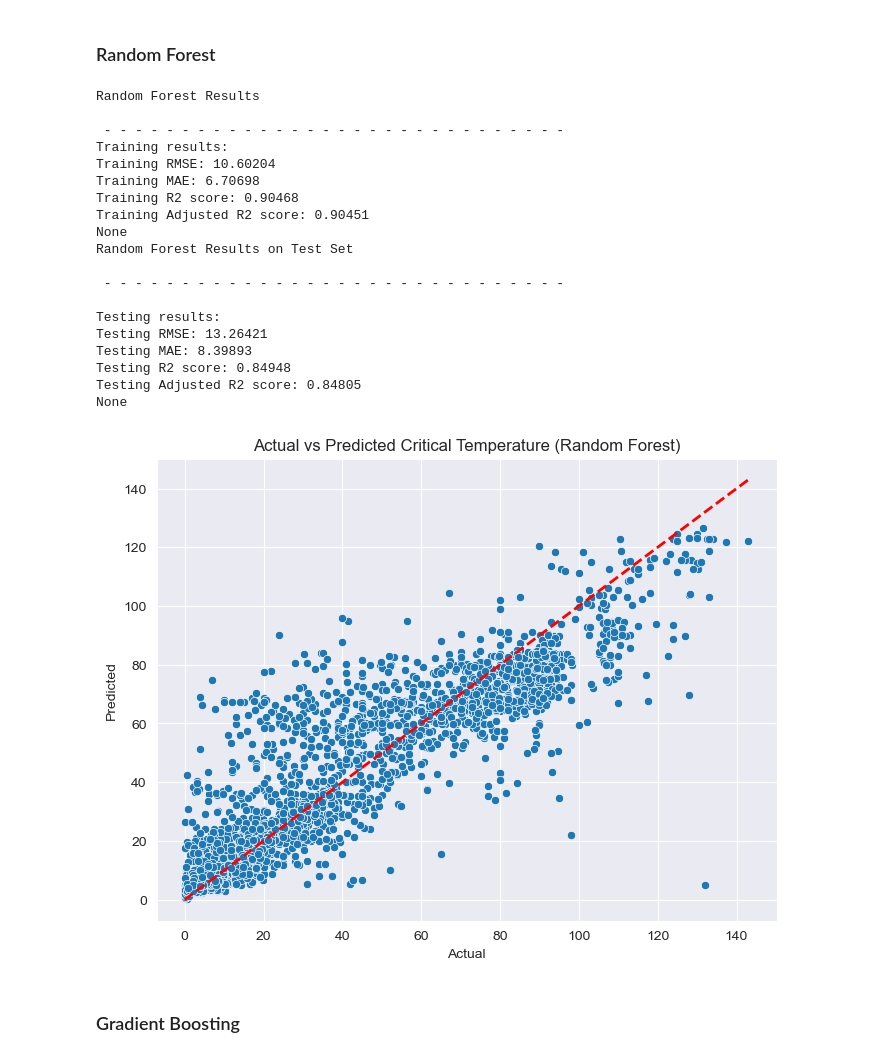
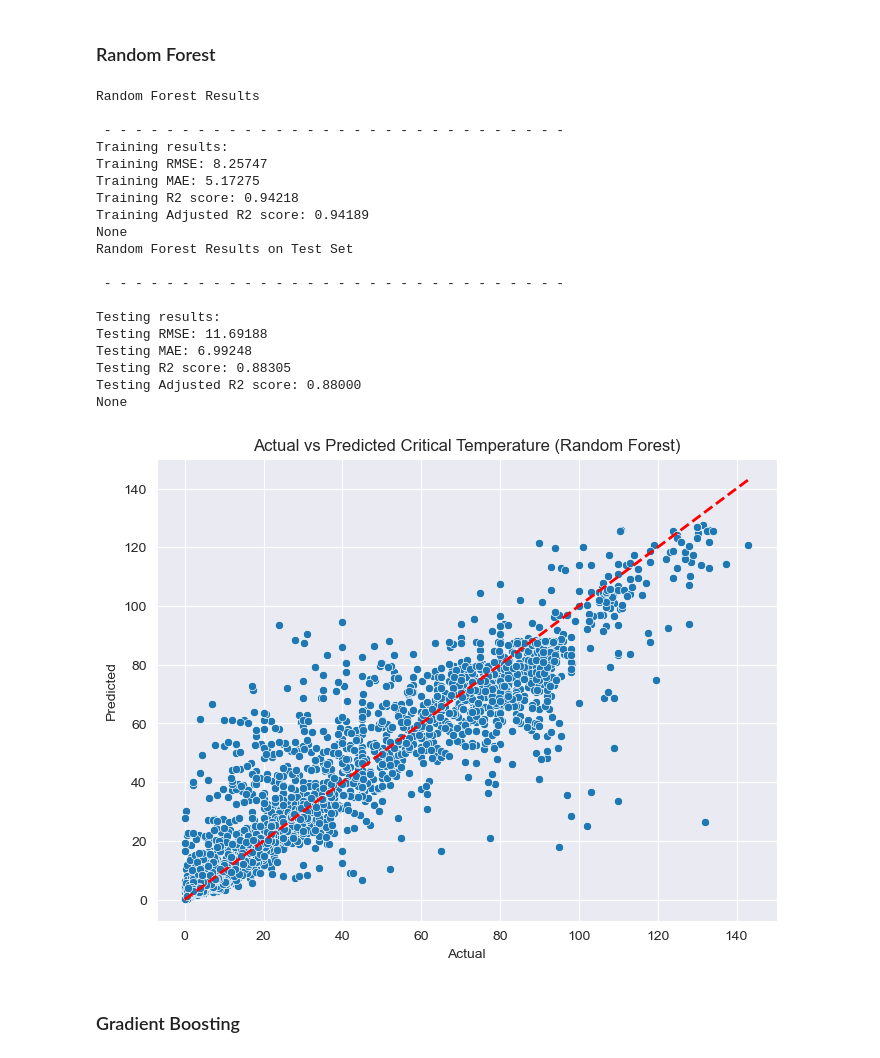
Before and after one commit to MohdSharik99/Predicting_critical_temperature_of_supeconductors, a Jupyter notebook: Feature_Engineering.ipynb, the cells around one changed output. Saved outputs shown, nothing was run; the diff lists cells and outputs as text; code cells hidden in the pictures.

Commit message:
All_features_modeling

```diff
--- a/Feature_Engineering.ipynb
+++ b/Feature_Engineering.ipynb
@@ -58,17 +58,9 @@ Shape after outlier removal:
 
 In the data analysis part we observed that our entire data has many highly colinear features that causes multi colinearity.
 # %%
-# Assuming train_X and test_X are your training and test datasets
-pca = PCA(n_components=30)
-# 1. Fit scaler (or PCA) on training data
-scaler = StandardScaler()
-train_X_scaled = scaler.fit_transform(new_train_X)
-train_X_pca = pca.fit_transform(train_X_scaled)
-
-# 2. Transform both training and test data using the fitted scaler (or PCA)
-train_X_pca = pca.transform(train_X_scaled)
-test_X_scaled = scaler.transform(X_test)
-test_X_pca = pca.transform(test_X_scaled)
+scaler = MinMaxScaler()
+scaled_X_train = scaler.fit_transform(new_train_X)
+scaled_X_test = scaler.transform(X_test)
 # %% [markdown]
 ### Simple Linear regression
 # %%
@@ -76,19 +68,19 @@ test_X_pca = pca.transform(test_X_scaled)
 simple_linear_regression = LinearRegression()
 
 # Step 2: Fit the model on the scaled training data
-simple_linear_regression.fit(train_X_pca, new_train_y)
+simple_linear_regression.fit(scaled_X_train, new_train_y)
 
 # Step 3: Predict on the training set
-train_preds = simple_linear_regression.predict(train_X_pca)
+train_preds = simple_linear_regression.predict(scaled_X_train)
 
 # Testing results
 print('Linear Regression Results')
-num_features = train_X_pca.shape[1]
+num_features = scaled_X_train.shape[1]
 train_metrics = Evaluation_results(new_train_y, train_preds, objective = 'train', num_features  = num_features)
 train_metrics
 
 # # Testing Results
-test_preds = simple_linear_regression.predict(test_X_pca)
+test_preds = simple_linear_regression.predict(scaled_X_test)
 test_metrics = Evaluation_results(y_test, test_preds, objective = 'test', num_features  = num_features)
 test_metrics
 
@@ -121,60 +113,60 @@ Testing Adjusted R2 score: 0.65792
 ### Random Forest
 # %%
 # Step 1: Define the Random Forest model
-rf_model = RandomForestRegressor(n_estimators=1000,
+rf_model = RandomForestRegressor(n_estimators=500,
                                  max_depth=10,
                                  random_state=42)
 
 # Step 2: Fit the model on the scaled training data
-rf_model.fit(train_X_pca, new_train_y)
+rf_model.fit(scaled_X_train, new_train_y)
 
 # Step 3: Predict on the training set
-rf_train_preds = rf_model.predict(train_X_pca)
+rf_train_preds = rf_model.predict(scaled_X_train)
 
 # Training results
 print('Random Forest Results')
-num_features = train_X_pca.shape[1]
+num_features = scaled_X_train.shape[1]
 train_metrics = Evaluation_results(new_train_y, rf_train_preds, objective='train', num_features=num_features)
 print(train_metrics)
 
 # Step 4: Predict on the testing set
-rf_test_preds = rf_model.predict(test_X_pca)
+rf_test_preds = rf_model.predict(scaled_X_test)
 
 # Testing results
 print('Random Forest Results on Test Set')
-num_features = test_X_pca.shape[1]
+num_features = scaled_X_train.shape[1]
 test_metrics = Evaluation_results(y_test, rf_test_preds, objective='test', num_features=num_features)
 print(test_metrics)
 
 # Plotting the results
 plt.figure(figsize=(8, 6))
 sns.scatterplot(x=y_test, y=rf_test_preds)
 plt.plot([y_test.min(), y_test.max()], [y_test.min(), y_test.max()], 'r--', lw=2)
 plt.xlabel('Actual')
 plt.ylabel('Predicted')
 plt.title('Actual vs Predicted Critical Temperature (Random Forest)')
 plt.show()
 # %% [output]
 Random Forest Results
 
  - - - - - - - - - - - - - - - - - - - - - - - - - - - - - -
 Training results:
-Training RMSE: 10.60204
-Training MAE: 6.70698
-Training R2 score: 0.90468
-Training Adjusted R2 score: 0.90451
+Training RMSE: 8.25747
+Training MAE: 5.17275
+Training R2 score: 0.94218
+Training Adjusted R2 score: 0.94189
 None
 Random Forest Results on Test Set
 
  - - - - - - - - - - - - - - - - - - - - - - - - - - - - - -
 
 Testing results:
-Testing RMSE: 13.26421
-Testing MAE: 8.39893
-Testing R2 score: 0.84948
-Testing Adjusted R2 score: 0.84805
+Testing RMSE: 11.69188
+Testing MAE: 6.99248
+Testing R2 score: 0.88305
+Testing Adjusted R2 score: 0.88000
 None
-[figure, old version]
+[figure, new version]
 # %% [markdown]
 ### Gradient Boosting
 # %%
```
Also changed, not shown: parts of 4 cells of this notebook.
